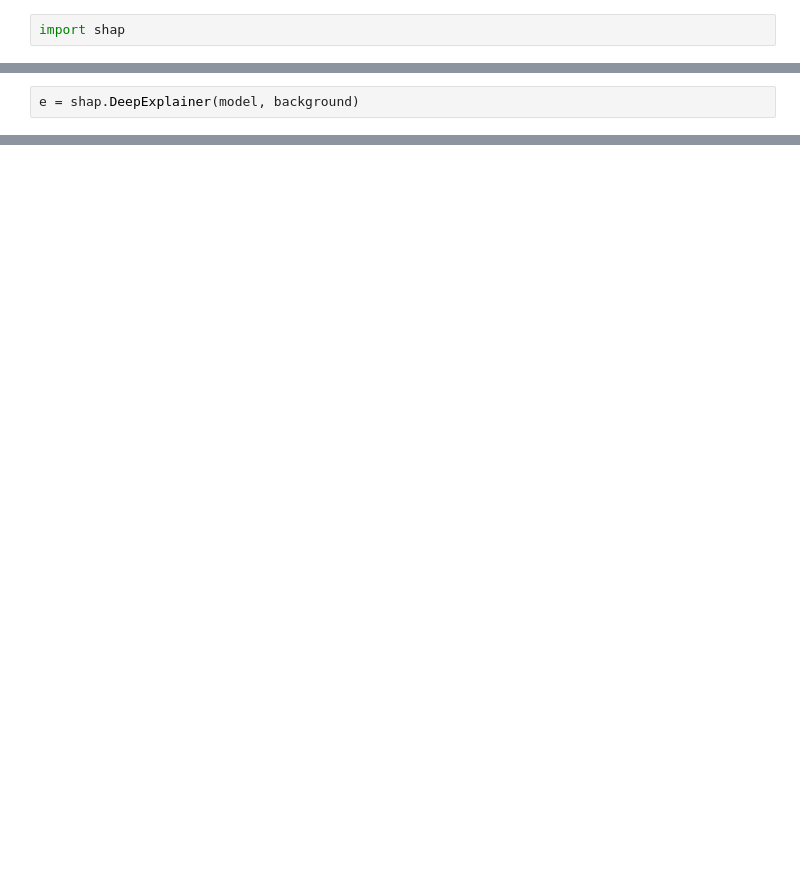
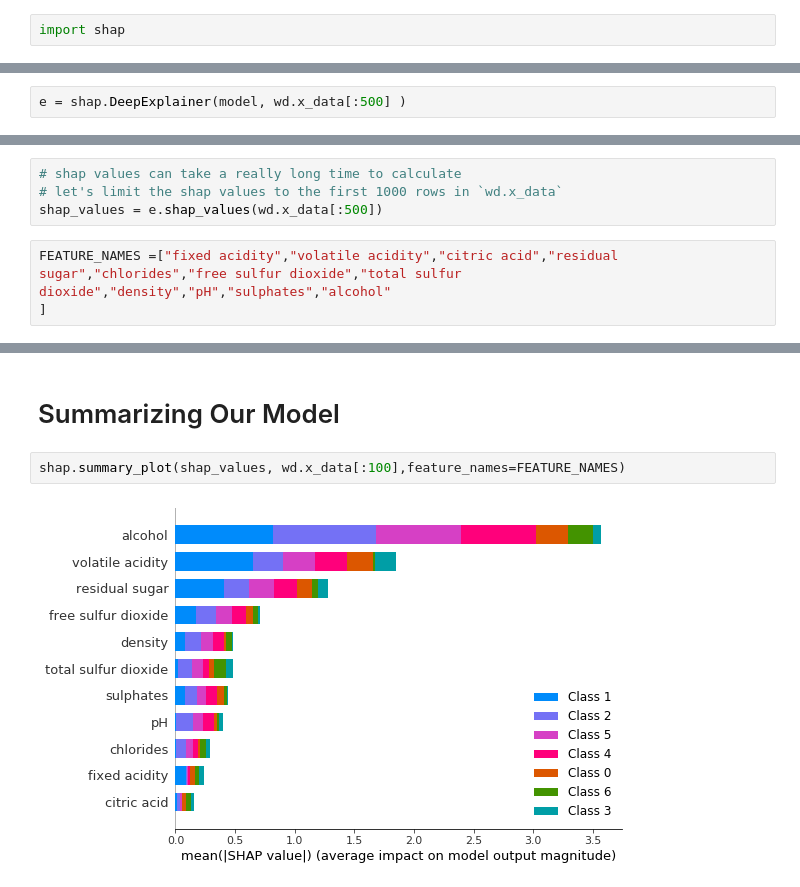
Before and after one commit to cdpierse/wine_quality_pytorch, a Jupyter notebook: explainer.ipynb, the cells around one changed output, grey strips where cells are left out. Saved outputs shown, nothing was run; the diff lists cells and outputs as text; blank space fills up the shorter version.

Commit message:
Add shap summary charts in notebook

```diff
--- a/explainer.ipynb
+++ b/explainer.ipynb
@@ -44,2 +56,2 @@ test_inputs = inputs[80:]
 # %%
-e = shap.DeepExplainer(model, background)
+e = shap.DeepExplainer(model, wd.x_data[:500] )
@@ -51,0 +62,7 @@ tensor(2.0945, grad_fn=<MaxBackward1>)
+# %%
+# shap values can take a really long time to calculate
+# let's limit the shap values to the first 1000 rows in `wd.x_data`
+shap_values = e.shap_values(wd.x_data[:500])
+# %%
+FEATURE_NAMES =["fixed acidity","volatile acidity","citric acid","residual sugar","chlorides","free sulfur dioxide","total sulfur dioxide","density","pH","sulphates","alcohol"
+]
@@ -51,0 +73,6 @@ tensor(2.0945, grad_fn=<MaxBackward1>)
+# %% [markdown]
+# Summarizing Our Model
+# %%
+shap.summary_plot(shap_values, wd.x_data[:100],feature_names=FEATURE_NAMES)
+# %% [output]
+[figure, added]
```
Also changed, not shown: parts of 18 cells of this notebook, 2 other files.
